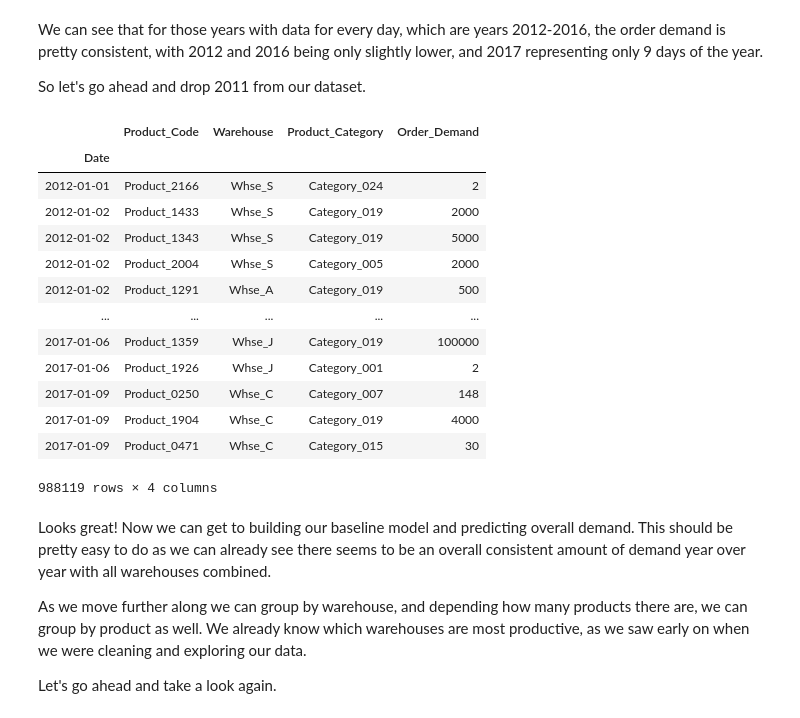
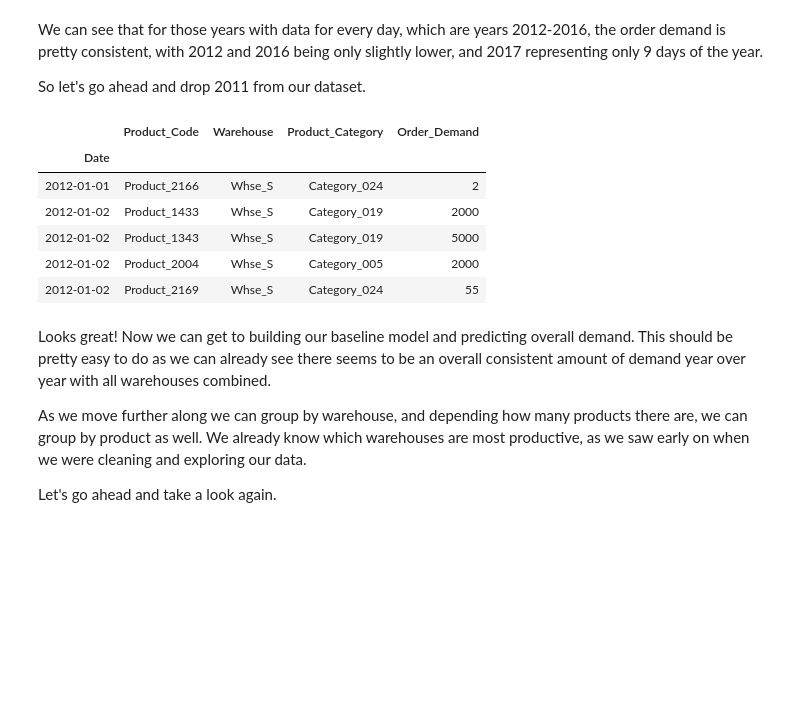
Before and after one commit to JessicaFB/Product-Demand-Forecasting, a Jupyter notebook: Predicting-Product-Demand.ipynb, the cells around one changed output. Drawn from its saved outputs; the diff is of its cells as text; code cells hidden in the pictures; blank space fills up the shorter version.

```diff
--- a/Predicting-Product-Demand.ipynb
+++ b/Predicting-Product-Demand.ipynb
@@ -311,22 +311,15 @@ We can see that for those years with data for every day, which are years 2012-20
 So let's go ahead and drop 2011 from our dataset.
 # %%
 ts_df = ts_df['2012':]
-ts_df
+ts_df.head()
 # %% [output]
 |  | Product_Code | Warehouse | Product_Category | Order_Demand |
 | Date |  |  |  |  |
 | 2012-01-01 | Product_2166 | Whse_S | Category_024 | 2 |
 | 2012-01-02 | Product_1433 | Whse_S | Category_019 | 2000 |
 | 2012-01-02 | Product_1343 | Whse_S | Category_019 | 5000 |
 | 2012-01-02 | Product_2004 | Whse_S | Category_005 | 2000 |
-| 2012-01-02 | Product_1291 | Whse_A | Category_019 | 500 |
-| ... | ... | ... | ... | ... |
-| 2017-01-06 | Product_1359 | Whse_J | Category_019 | 100000 |
-| 2017-01-06 | Product_1926 | Whse_J | Category_001 | 2 |
-| 2017-01-09 | Product_0250 | Whse_C | Category_007 | 148 |
-| 2017-01-09 | Product_1904 | Whse_C | Category_019 | 4000 |
-| 2017-01-09 | Product_0471 | Whse_C | Category_015 | 30 |
+| 2012-01-02 | Product_2169 | Whse_S | Category_024 | 55 |
-988119 rows × 4 columns
 # %% [markdown]
 Looks great! Now we can get to building our baseline model and predicting overall demand. This should be pretty easy to do as we can already see there seems to be an overall consistent amount of demand year over year with all warehouses combined.
 
```
Also changed, not shown: parts of 20 cells of this notebook.
